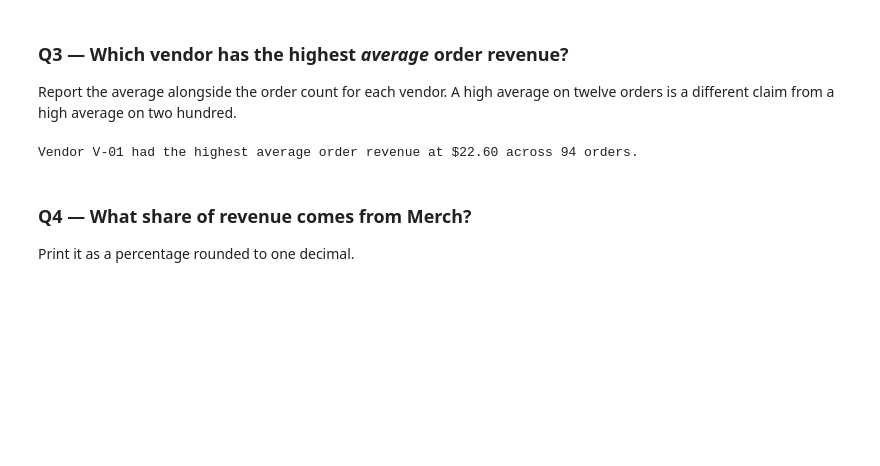
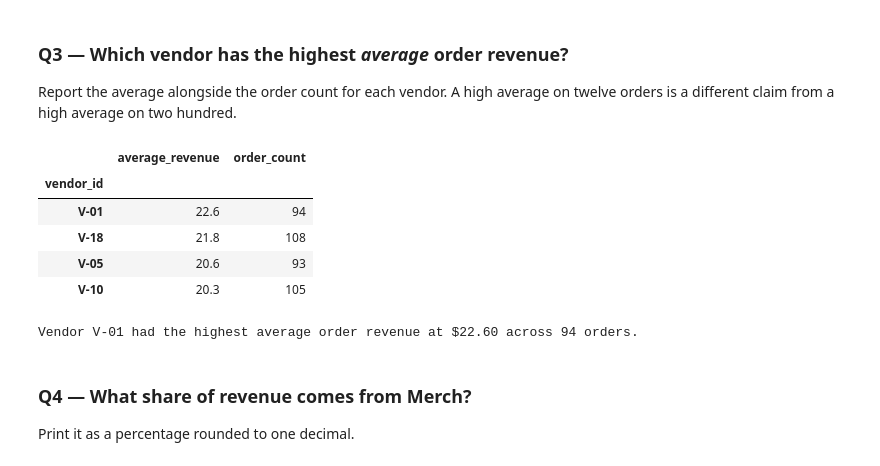
Before and after one commit to ishanallasanagala/ds2002-fa26, a Jupyter notebook: notebooks/03-pandas-cleaning/2026-09-18 — Pandas Challenge — Lab.ipynb, the cells around one changed output. Cells and saved outputs as stored; diff of their text form; code cells hidden in the pictures; blank space fills up the shorter version.

```diff
--- a/notebooks/03-pandas-cleaning/2026-09-18 — Pandas Challenge — Lab.ipynb
+++ b/notebooks/03-pandas-cleaning/2026-09-18 — Pandas Challenge — Lab.ipynb
@@ -77,20 +83,26 @@ Report the average alongside the order count for each vendor. A high average on
 # %%
 # calculating the totals for average revenue and order count per vendor
 # Then getting the counts and means
 vendor_summary = (df.groupby('vendor_id').agg(
     average_revenue=('revenue', 'mean'),
     order_count=('vendor_id', 'count')
 ).sort_values('average_revenue', ascending=False)
 )
-vendor_summary
+display(round(vendor_summary,1))
 
 # Print interpretation sentence# Interpretation
 top_vendor = vendor_summary.index[0]
 top_avg = vendor_summary.iloc[0]['average_revenue']
 top_count = int(vendor_summary.iloc[0]['order_count'])
 
 print(f"\nVendor {top_vendor} had the highest average order revenue at ${top_avg:.2f} across {top_count} orders. ")
 # %% [output]
+|  | average_revenue | order_count |
+| vendor_id |  |  |
+| V-01 | 22.6 | 94 |
+| V-18 | 21.8 | 108 |
+| V-05 | 20.6 | 93 |
+| V-10 | 20.3 | 105 |
 Vendor V-01 had the highest average order revenue at $22.60 across 94 orders.
 # %% [markdown]
 ### Q4 — What share of revenue comes from Merch?
```
Also changed, not shown: parts of 3 cells of this notebook.
